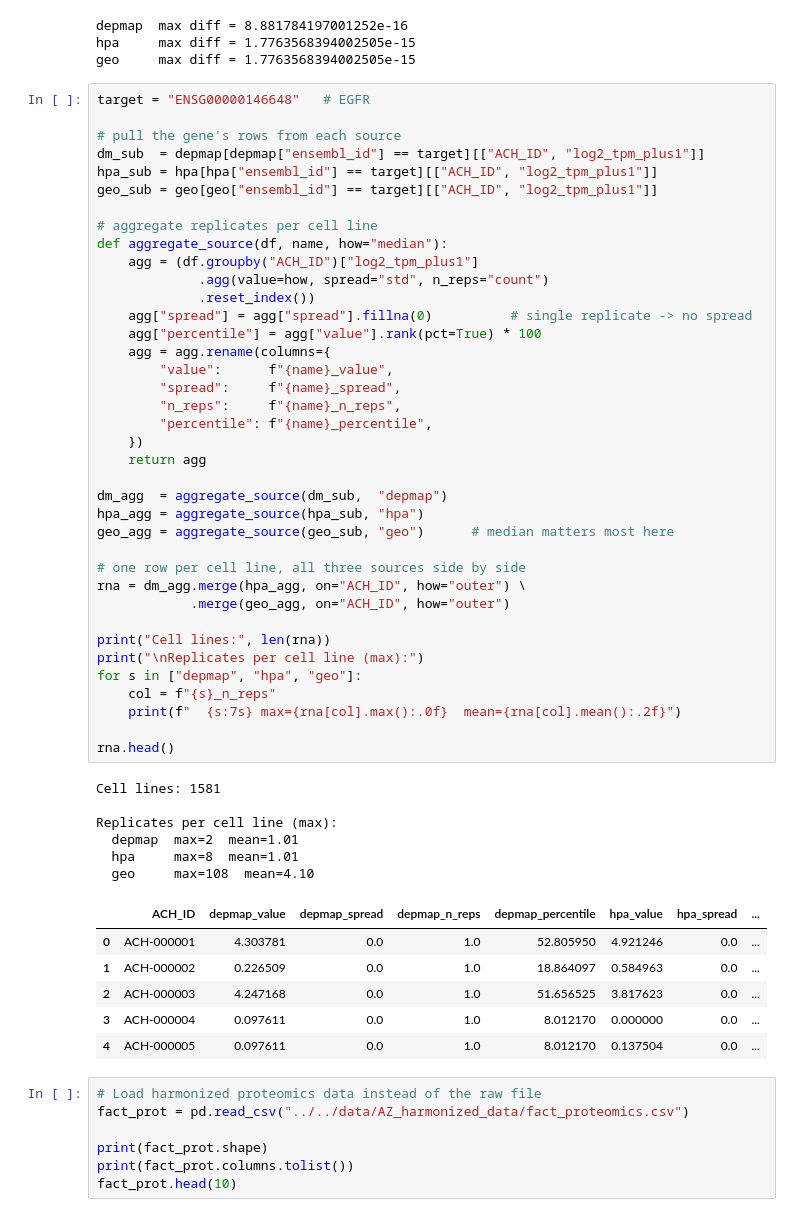
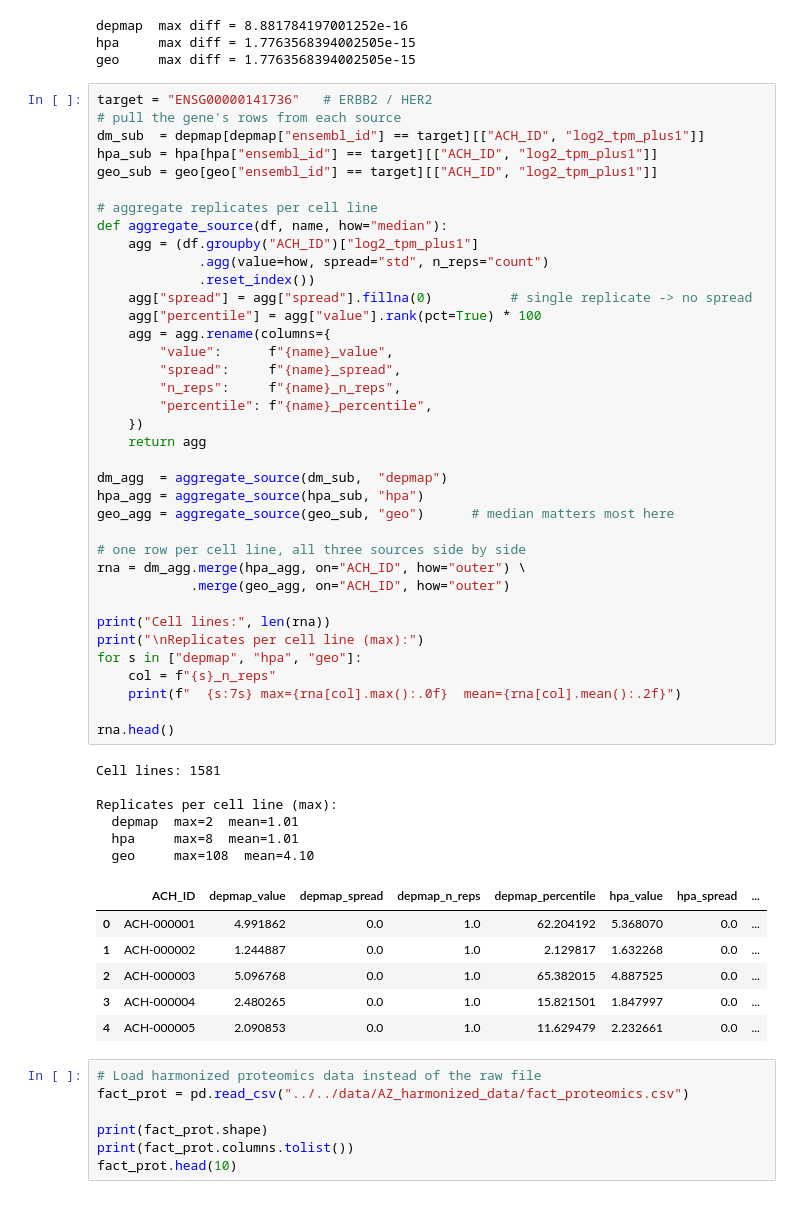
Before and after one commit to NattawasP/SEMTM0044_2025_AYEAR_TEAM34, a Jupyter notebook: notebooks/Victor_Data Exploration/Percentile_Ranking.ipynb, the cells around one changed output. Saved outputs shown, nothing was run; the diff lists cells and outputs as text.

```diff
--- a/notebooks/Victor_Data Exploration/Percentile_Ranking.ipynb
+++ b/notebooks/Victor_Data Exploration/Percentile_Ranking.ipynb
@@ -98,8 +98,7 @@ depmap  max diff = 8.881784197001252e-16
 hpa     max diff = 1.7763568394002505e-15
 geo     max diff = 1.7763568394002505e-15
 # %%
-target = "ENSG00000146648"   # EGFR
-
+target = "ENSG00000141736"   # ERBB2 / HER2
 # pull the gene's rows from each source
 dm_sub  = depmap[depmap["ensembl_id"] == target][["ACH_ID", "log2_tpm_plus1"]]
 hpa_sub = hpa[hpa["ensembl_id"] == target][["ACH_ID", "log2_tpm_plus1"]]
@@ -116,38 +115,38 @@ def aggregate_source(df, name, how="median"):
         "value":      f"{name}_value",
         "spread":     f"{name}_spread",
         "n_reps":     f"{name}_n_reps",
         "percentile": f"{name}_percentile",
     })
     return agg
 
 dm_agg  = aggregate_source(dm_sub,  "depmap")
 hpa_agg = aggregate_source(hpa_sub, "hpa")
 geo_agg = aggregate_source(geo_sub, "geo")      # median matters most here
 
 # one row per cell line, all three sources side by side
 rna = dm_agg.merge(hpa_agg, on="ACH_ID", how="outer") \
             .merge(geo_agg, on="ACH_ID", how="outer")
 
 print("Cell lines:", len(rna))
 print("\nReplicates per cell line (max):")
 for s in ["depmap", "hpa", "geo"]:
     col = f"{s}_n_reps"
     print(f"  {s:7s} max={rna[col].max():.0f}  mean={rna[col].mean():.2f}")
 
 rna.head()
 # %% [output]
 Cell lines: 1581
 
 Replicates per cell line (max):
   depmap  max=2  mean=1.01
   hpa     max=8  mean=1.01
   geo     max=108  mean=4.10
 |  | ACH_ID | depmap_value | depmap_spread | depmap_n_reps | depmap_percentile | hpa_value | hpa_spread | ... |
-| 0 | ACH-000001 | 4.303781 | 0.0 | 1.0 | 52.805950 | 4.921246 | 0.0 | ... |
-| 1 | ACH-000002 | 0.226509 | 0.0 | 1.0 | 18.864097 | 0.584963 | 0.0 | ... |
-| 2 | ACH-000003 | 4.247168 | 0.0 | 1.0 | 51.656525 | 3.817623 | 0.0 | ... |
-| 3 | ACH-000004 | 0.097611 | 0.0 | 1.0 | 8.012170 | 0.000000 | 0.0 | ... |
-| 4 | ACH-000005 | 0.097611 | 0.0 | 1.0 | 8.012170 | 0.137504 | 0.0 | ... |
+| 0 | ACH-000001 | 4.991862 | 0.0 | 1.0 | 62.204192 | 5.368070 | 0.0 | ... |
+| 1 | ACH-000002 | 1.244887 | 0.0 | 1.0 | 2.129817 | 1.632268 | 0.0 | ... |
+| 2 | ACH-000003 | 5.096768 | 0.0 | 1.0 | 65.382015 | 4.887525 | 0.0 | ... |
+| 3 | ACH-000004 | 2.480265 | 0.0 | 1.0 | 15.821501 | 1.847997 | 0.0 | ... |
+| 4 | ACH-000005 | 2.090853 | 0.0 | 1.0 | 11.629479 | 2.232661 | 0.0 | ... |
 # %%
 # Load harmonized proteomics data instead of the raw file
 fact_prot = pd.read_csv("../../data/AZ_harmonized_data/fact_proteomics.csv")
```
Also changed, not shown: parts of 6 cells of this notebook.
